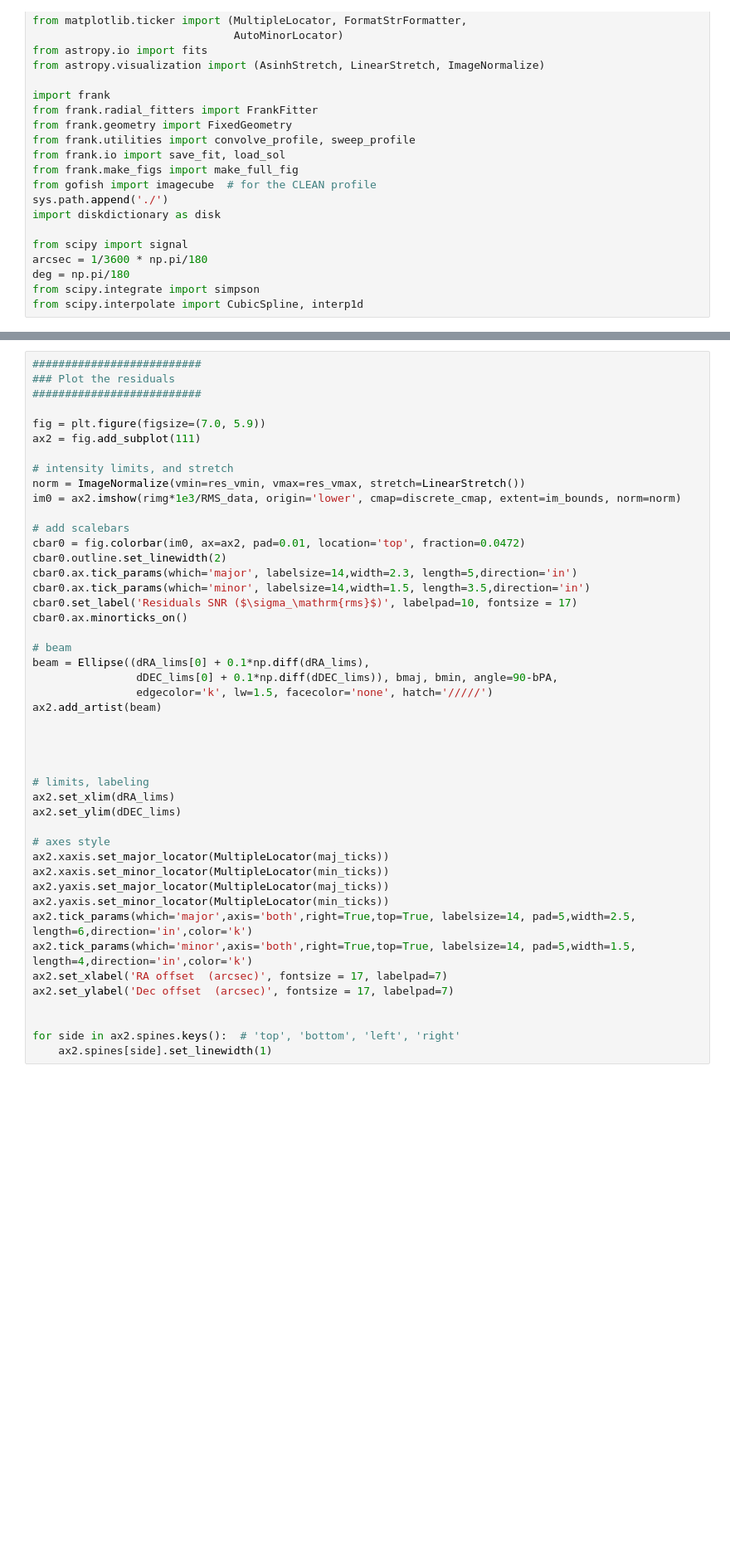
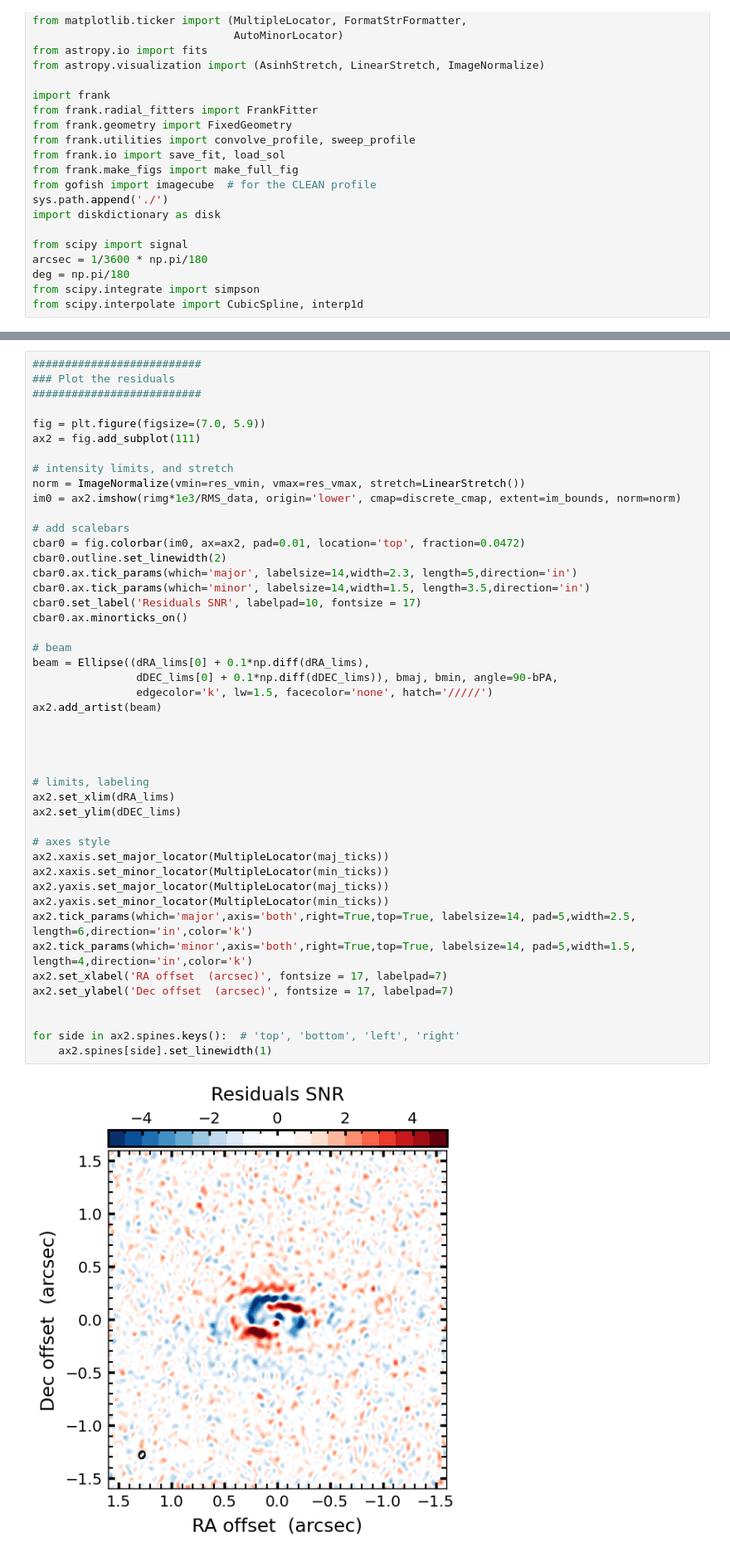
Before and after one commit to pcurone/exoALMA_continuum_pipeline, a Jupyter notebook: frank_fit/plot_images.ipynb, the cells around one changed output, grey strips where cells are left out. Shown at 83% size. Cells and saved outputs as stored; diff of their text form; blank space fills up the shorter version.

```diff
--- a/frank_fit/plot_images.ipynb
+++ b/frank_fit/plot_images.ipynb
@@ -322,35 +329,37 @@ cbar0 = fig.colorbar(im0, ax=ax2, pad=0.01, location='top', fraction=0.0472)
 cbar0.outline.set_linewidth(2)
 cbar0.ax.tick_params(which='major', labelsize=14,width=2.3, length=5,direction='in')
 cbar0.ax.tick_params(which='minor', labelsize=14,width=1.5, length=3.5,direction='in')
-cbar0.set_label('Residuals SNR ($\sigma_\mathrm{rms}$)', labelpad=10, fontsize = 17)
+cbar0.set_label('Residuals SNR', labelpad=10, fontsize = 17)
 cbar0.ax.minorticks_on()
 
 # beam
 beam = Ellipse((dRA_lims[0] + 0.1*np.diff(dRA_lims),
                 dDEC_lims[0] + 0.1*np.diff(dDEC_lims)), bmaj, bmin, angle=90-bPA,
                 edgecolor='k', lw=1.5, facecolor='none', hatch='/////')
 ax2.add_artist(beam)
 
 
 
 
 # limits, labeling
 ax2.set_xlim(dRA_lims)
 ax2.set_ylim(dDEC_lims)
 
 # axes style
 ax2.xaxis.set_major_locator(MultipleLocator(maj_ticks))
 ax2.xaxis.set_minor_locator(MultipleLocator(min_ticks))
 ax2.yaxis.set_major_locator(MultipleLocator(maj_ticks))
 ax2.yaxis.set_minor_locator(MultipleLocator(min_ticks))
 ax2.tick_params(which='major',axis='both',right=True,top=True, labelsize=14, pad=5,width=2.5, length=6,direction='in',color='k')
 ax2.tick_params(which='minor',axis='both',right=True,top=True, labelsize=14, pad=5,width=1.5, length=4,direction='in',color='k')
 ax2.set_xlabel('RA offset  (arcsec)', fontsize = 17, labelpad=7)
 ax2.set_ylabel('Dec offset  (arcsec)', fontsize = 17, labelpad=7)
 
 
 for side in ax2.spines.keys():  # 'top', 'bottom', 'left', 'right'
     ax2.spines[side].set_linewidth(1)
+# %% [output]
+[figure, added]
 # %%
 #############################
 ### Plot the radial profile
```
Also changed, not shown: parts of 14 cells of this notebook.
